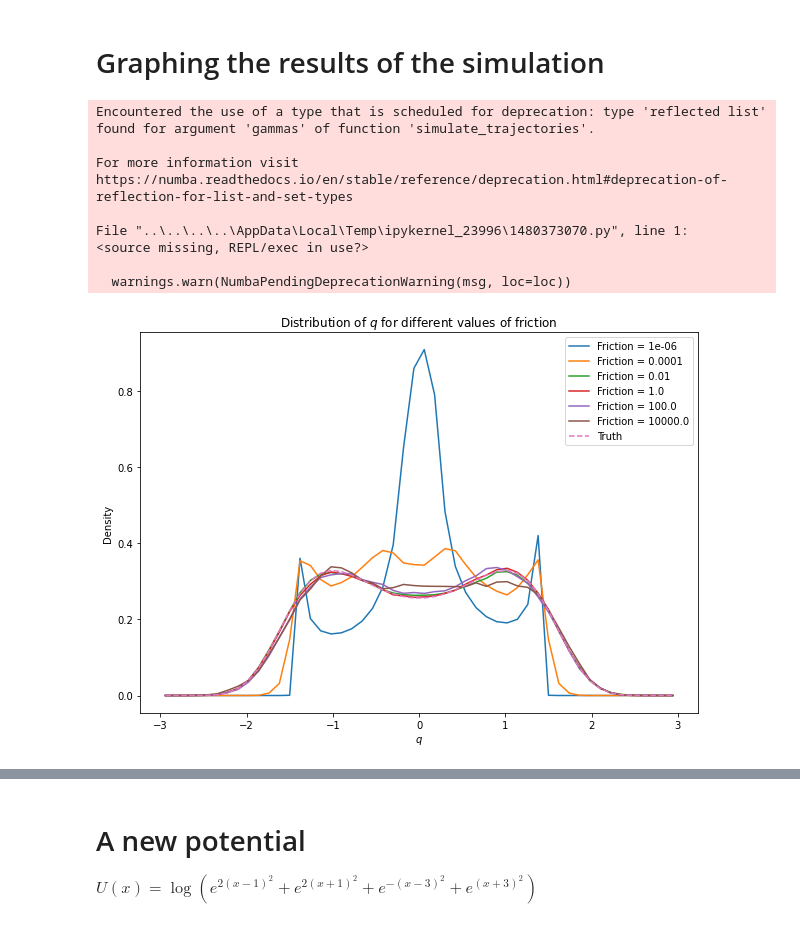
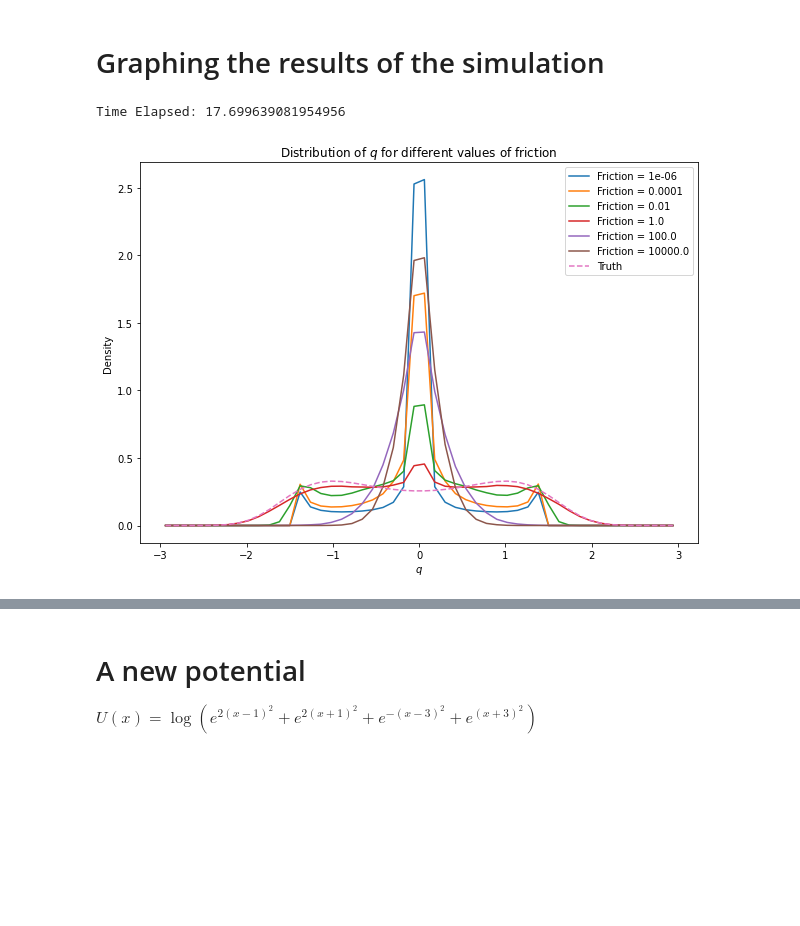
Before and after one commit to ktadgh/Langevin-Dynamics, a Jupyter notebook: OBABO.ipynb, the cells around one changed output, grey strips where cells are left out. Cells and saved outputs as stored; diff of their text form; code cells hidden in the pictures; blank space fills up the shorter version.

```diff
--- a/OBABO.ipynb
+++ b/OBABO.ipynb
@@ -97,6 +103,25 @@ class Scheme:
         self.step_function = step_funtion
         self.force = force
         self.potential = potential
+    def convergence_graph(self, n_steps, stepsize, sims,gammas, q_init = None, p_init = None):
+        if q_init == None:
+            q_init = np.zeros(sims)
+        if p_init == None:
+            p_init = np.zeros(sims)
+        gammas, trajectories = simulate_trajectories(n_steps, stepsize, q_init, p_init, gammas)
+        for i in range(len(trajectories)):
+            q_traj= trajectories[i]
+            #print(np.shape(q_traj))
+            q_hists = [np.histogram(q,bins=50,range=[-3,3], density=True)[0] for q in q_traj]
+            q_diff = np.diff(q_hists)
+            q_diffs = np.array([np.linalg.norm(diff) for diff in q_diff])
+            plt.plot(q_diffs, alpha = 0.3, label=f'Friction = {gammas[i]}')
+            plt.xlabel('$q$')
+            plt.ylabel('2-norm of difference')
+            #plt.yscale('log')
+
+        plt.title("Convergence of $q$ for different values of friction")
+        plt.legend()
 
     def friction_graph(self, n_steps, stepsize, sims,gammas, q_init = None, p_init = None):
         if q_init == None:
@@ -155,17 +180,13 @@ def U(x):
 # %%
 OBABO = Scheme(obabo_step, force, U)
 # %%
-gammas = [float(10**(2*p)) for p in range(-3,3)]
+gammas = np.array([float(10**(2*p)) for p in range(-3,3)])
 # %%
 # running 1000 simulations, each taking 100000 steps of size 0.01
-OBABO.friction_graph(100000, 0.01, 100, gammas)
+start_time =time.time()
+OBABO.friction_graph(1000, 0.01, 10000, gammas)
+end_time = time.time()
+print(f"Time Elapsed: {end_time-start_time}")
 # %% [output]
-Encountered the use of a type that is scheduled for deprecation: type 'reflected list' found for argument 'gammas' of function 'simulate_trajectories'.
-
-For more information visit https://numba.readthedocs.io/en/stable/reference/deprecation.html#deprecation-of-reflection-for-list-and-set-types
-
-File "..\..\..\..\AppData\Local\Temp\ipykernel_23996\1480373070.py", line 1:
-<source missing, REPL/exec in use?>
-
-  warnings.warn(NumbaPendingDeprecationWarning(msg, loc=loc))
+Time Elapsed: 17.699639081954956
-[figure, old version]
+[figure, new version]
```
Also changed, not shown: parts of 23 cells of this notebook.
